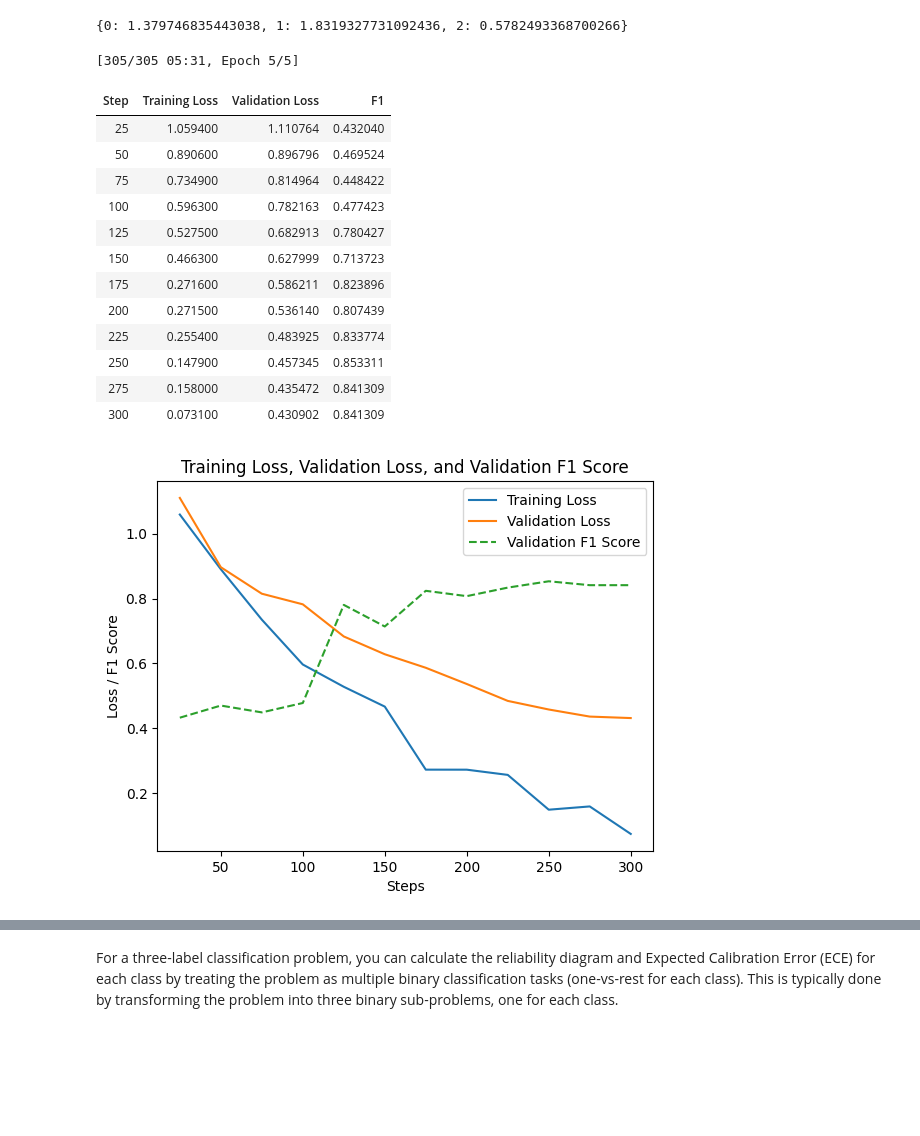
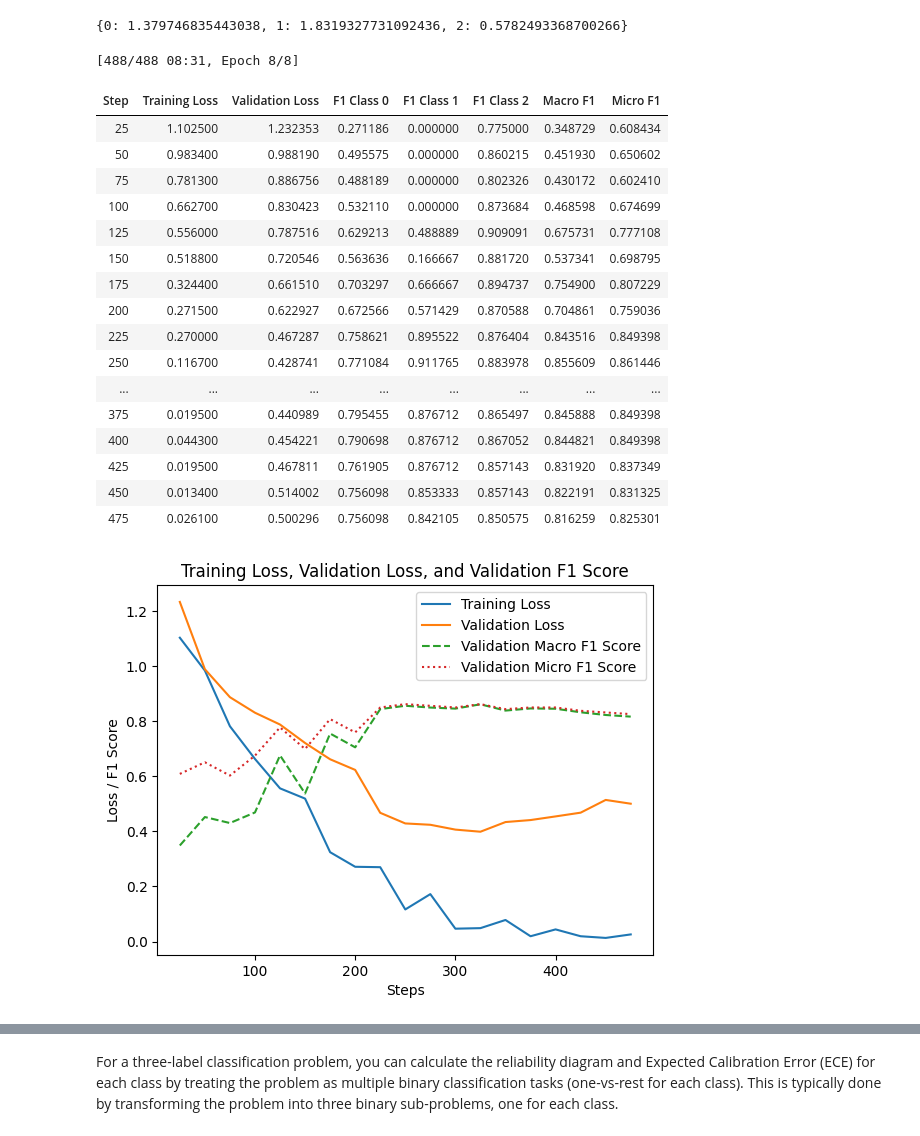
Before and after one commit to SadoukHamzaTarik/Calibration_test, a Jupyter notebook: ArBert_AuSTR_classweight_final.ipynb, the cells around one changed output, grey strips where cells are left out. Saved outputs shown, nothing was run; the diff lists cells and outputs as text; code cells hidden in the pictures; blank space fills up the shorter version.

```diff
--- a/ArBert_AuSTR_classweight_final.ipynb
+++ b/ArBert_AuSTR_classweight_final.ipynb
@@ -101,13 +126,6 @@ Dataset({
     features: ['labels', 'input_ids', 'token_type_ids', 'attention_mask'],
     num_rows: 654
 })
-# %%
-#Evaluation Metrics
-metric = evaluate.load("f1")
-def compute_metrics(eval_pred):
-    logits, labels = eval_pred
-    predictions = np.argmax(logits, axis=-1)
-    return metric.compute(predictions=predictions, references=labels, average="macro")
 # %%
 import os
 from datetime import datetime
@@ -241,7 +250,7 @@ for name, param in model.named_parameters():
 initial_model_state = model.state_dict()  # Save initial weights
 model_2 = model
 # %%
-for epochs in [5]:
+for epochs in [8]:
     training_args.num_train_epochs=epochs
     training_args.output_dir=f"{results_full_path}/epoch_{epochs}"
     training_args.logging_dir=f"{logs_full_path}/epoch_{epochs}"
@@ -259,50 +268,58 @@ for epochs in [5]:
     #elif epochs == 5 : trainer_2 = trainer.train()
     #elif epochs == 10 : trainer_3 = trainer.train()
 # %% [output]
-[305/305 05:31, Epoch 5/5]
+[488/488 08:31, Epoch 8/8]
-| Step | Training Loss | Validation Loss | F1 |
-| 25 | 1.059400 | 1.110764 | 0.432040 |
-| 50 | 0.890600 | 0.896796 | 0.469524 |
-| 75 | 0.734900 | 0.814964 | 0.448422 |
-| 100 | 0.596300 | 0.782163 | 0.477423 |
-| 125 | 0.527500 | 0.682913 | 0.780427 |
-| 150 | 0.466300 | 0.627999 | 0.713723 |
-| 175 | 0.271600 | 0.586211 | 0.823896 |
-| 200 | 0.271500 | 0.536140 | 0.807439 |
-| 225 | 0.255400 | 0.483925 | 0.833774 |
-| 250 | 0.147900 | 0.457345 | 0.853311 |
-| 275 | 0.158000 | 0.435472 | 0.841309 |
-| 300 | 0.073100 | 0.430902 | 0.841309 |
+| Step | Training Loss | Validation Loss | F1 Class 0 | F1 Class 1 | F1 Class 2 | Macro F1 | Micro F1 |
+| 25 | 1.102500 | 1.232353 | 0.271186 | 0.000000 | 0.775000 | 0.348729 | 0.608434 |
+| 50 | 0.983400 | 0.988190 | 0.495575 | 0.000000 | 0.860215 | 0.451930 | 0.650602 |
+| 75 | 0.781300 | 0.886756 | 0.488189 | 0.000000 | 0.802326 | 0.430172 | 0.602410 |
+| 100 | 0.662700 | 0.830423 | 0.532110 | 0.000000 | 0.873684 | 0.468598 | 0.674699 |
+| 125 | 0.556000 | 0.787516 | 0.629213 | 0.488889 | 0.909091 | 0.675731 | 0.777108 |
+| 150 | 0.518800 | 0.720546 | 0.563636 | 0.166667 | 0.881720 | 0.537341 | 0.698795 |
+| 175 | 0.324400 | 0.661510 | 0.703297 | 0.666667 | 0.894737 | 0.754900 | 0.807229 |
+| 200 | 0.271500 | 0.622927 | 0.672566 | 0.571429 | 0.870588 | 0.704861 | 0.759036 |
+| 225 | 0.270000 | 0.467287 | 0.758621 | 0.895522 | 0.876404 | 0.843516 | 0.849398 |
+| 250 | 0.116700 | 0.428741 | 0.771084 | 0.911765 | 0.883978 | 0.855609 | 0.861446 |
+| ... | ... | ... | ... | ... | ... | ... | ... |
+| 375 | 0.019500 | 0.440989 | 0.795455 | 0.876712 | 0.865497 | 0.845888 | 0.849398 |
+| 400 | 0.044300 | 0.454221 | 0.790698 | 0.876712 | 0.867052 | 0.844821 | 0.849398 |
+| 425 | 0.019500 | 0.467811 | 0.761905 | 0.876712 | 0.857143 | 0.831920 | 0.837349 |
+| 450 | 0.013400 | 0.514002 | 0.756098 | 0.853333 | 0.857143 | 0.822191 | 0.831325 |
+| 475 | 0.026100 | 0.500296 | 0.756098 | 0.842105 | 0.850575 | 0.816259 | 0.825301 |
 # %%
 import matplotlib.pyplot as plt
 
 # Extract training loss, validation loss, and F1 score
 training_loss = []
 validation_loss = []
-validation_f1 = []
+validation_macro_f1 = []
+validation_micro_f1 = []
 eval_steps = []
 train_steps = []
 
 for log in trainer.state.log_history:
     if "loss" in log:
         training_loss.append(log["loss"])
         train_steps.append(log["step"])
     if "eval_loss" in log:
         validation_loss.append(log["eval_loss"])
         eval_steps.append(log["step"])
-    if "eval_f1" in log:
-        validation_f1.append(log["eval_f1"])
+    if "eval_macro_f1" in log:
+        validation_macro_f1.append(log["eval_macro_f1"])
+    if "eval_micro_f1" in log:
+        validation_micro_f1.append(log["eval_micro_f1"])
 
 # Plot the training and validation loss
 plt.plot(train_steps, training_loss, label="Training Loss")
 plt.plot(eval_steps, validation_loss, label="Validation Loss")
-plt.plot(eval_steps, validation_f1, label="Validation F1 Score", linestyle="--")
+plt.plot(eval_steps, validation_macro_f1, label="Validation Macro F1 Score", linestyle="--")
+plt.plot(eval_steps, validation_micro_f1, label="Validation Micro F1 Score", linestyle="dotted")
 
 # Set labels and title
 plt.xlabel("Steps")
 plt.ylabel("Loss / F1 Score")
 plt.title("Training Loss, Validation Loss, and Validation F1 Score")
 plt.legend()
 plt.show()
 # %% [output]
-[figure, old version]
+[figure, new version]
```
Also changed, not shown: parts of 12 cells of this notebook.
